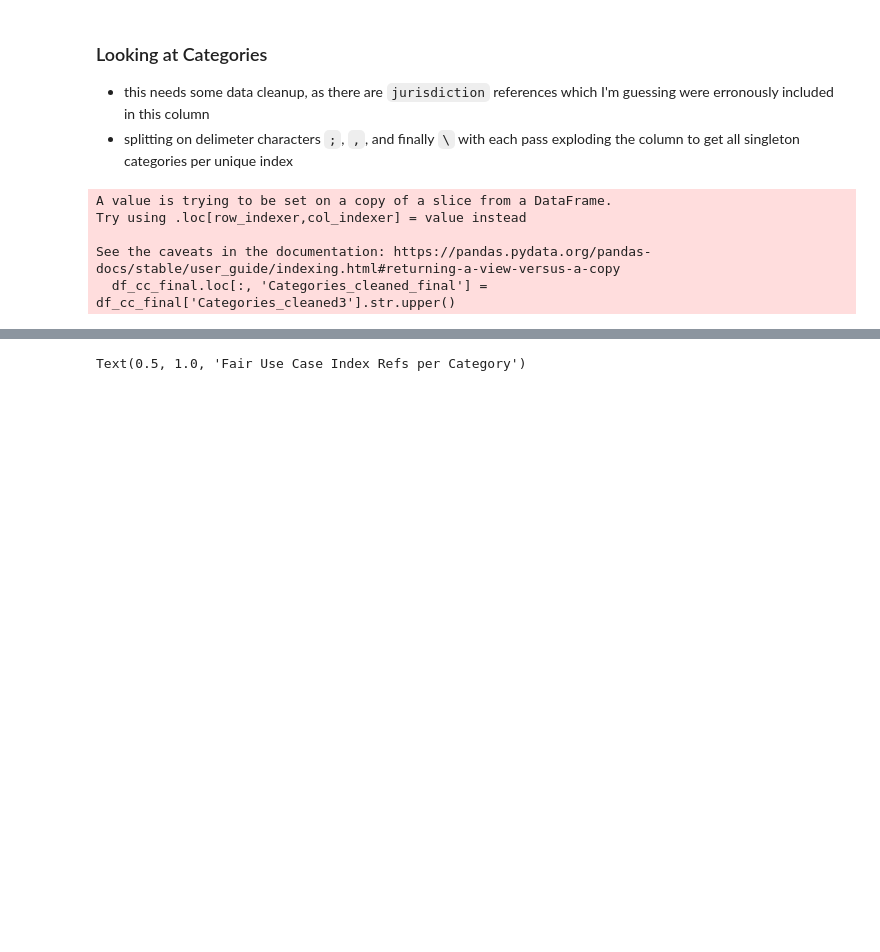
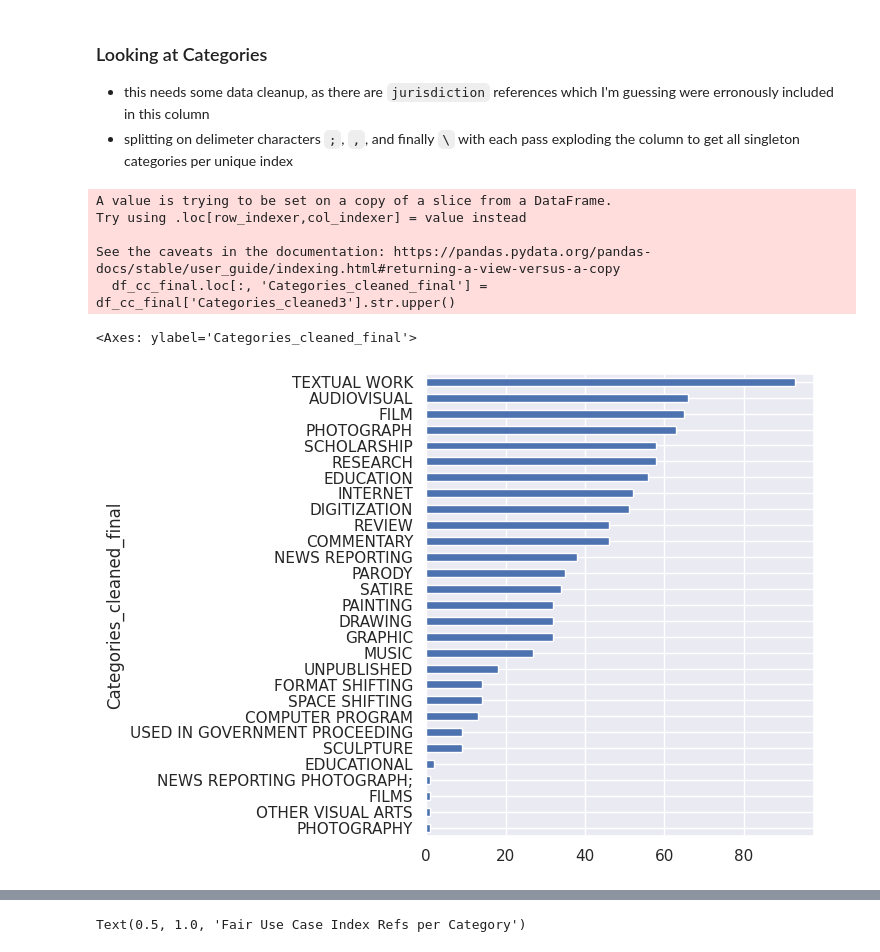
Before and after one commit to atnjqt/fair-use-index, a Jupyter notebook: analysis.ipynb, the cells around one changed output, grey strips where cells are left out. Drawn from its saved outputs; the diff is of its cells as text; code cells hidden in the pictures; blank space fills up the shorter version.

```diff
--- a/analysis.ipynb
+++ b/analysis.ipynb
@@ -238,6 +240,11 @@ Try using .loc[row_indexer,col_indexer] = value instead
 
 See the caveats in the documentation: https://pandas.pydata.org/pandas-docs/stable/user_guide/indexing.html#returning-a-view-versus-a-copy
   df_cc_final.loc[:, 'Categories_cleaned_final'] = df_cc_final['Categories_cleaned3'].str.upper()
+# %%
+df_cc_final.Categories_cleaned_final.value_counts(ascending=True).plot(kind='barh', figsize=(5,6), label='Categories_cleaned_final')
+# %% [output]
+<Axes: ylabel='Categories_cleaned_final'>
+[figure, added]
 # %%
 # plot out x axis as years, and y axis as count of each respective Categories_cleaned3
 sns.set(rc={'figure.figsize':(10,5)})
```
Also changed, not shown: parts of 4 cells of this notebook, 2 other files.
